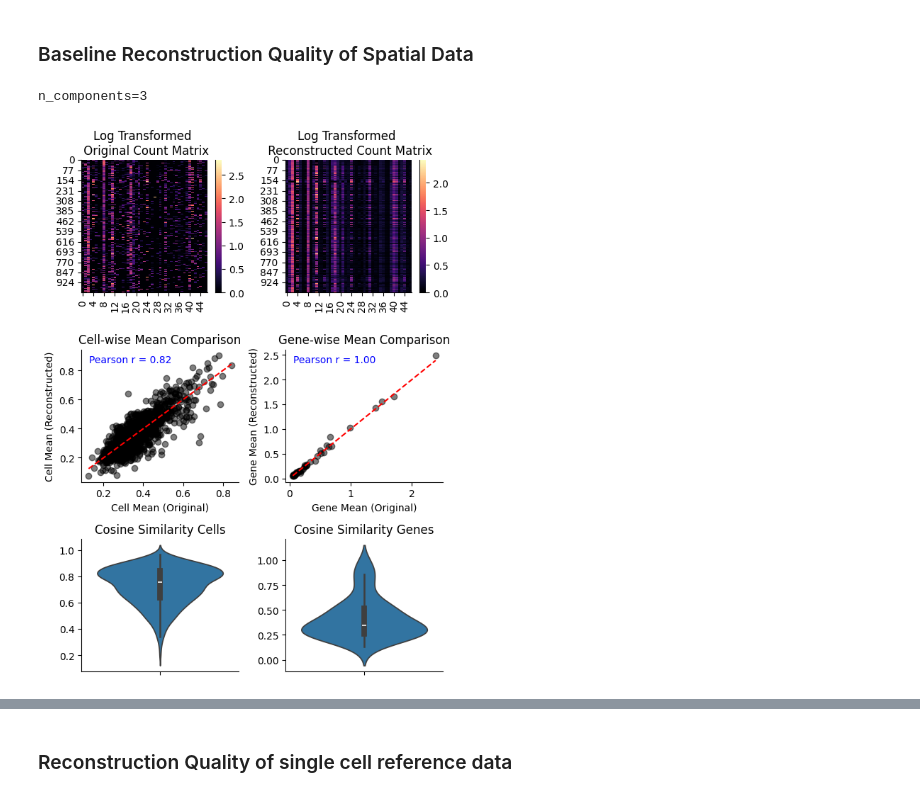
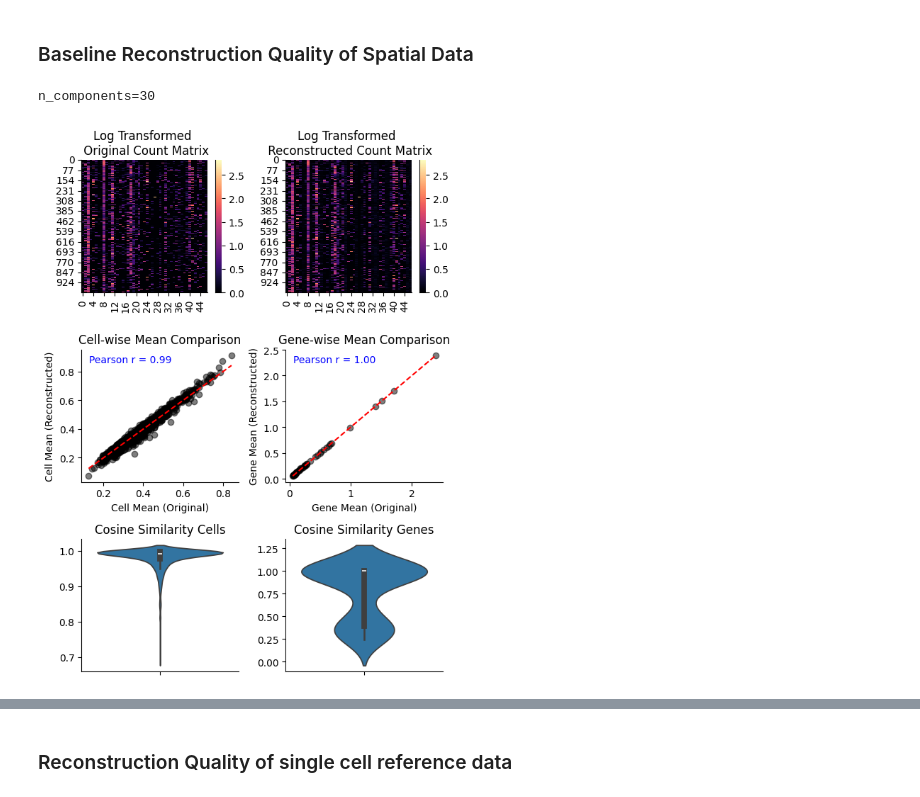
Before and after one commit to egerc/spatial_transcript_inference, a Jupyter notebook: benchmarking_nmf.ipynb, the cells around one changed output, grey strips where cells are left out. Saved outputs shown, nothing was run; the diff lists cells and outputs as text; code cells hidden in the pictures.

```diff
--- a/benchmarking_nmf.ipynb
+++ b/benchmarking_nmf.ipynb
@@ -142,27 +163,28 @@ shared_genes = adata_sc[:, shared_genes_mask_sc].var_names
 # %%
-n_components = 3
-res_1 = nmf_transfer_sklearn(
+n_components = 30
+res_sklearn = nmf_transfer_sklearn(
     adata_query=adata_sp,
     adata_reference=adata_sc,
-    n_components=n_components
+    n_components=n_components,
+    nmf_func=non_negative_factorization
 )
 # %% [markdown]
 ### Baseline Reconstruction Quality of Spatial Data
 # %%
 # Baseline reconstruction using sklearns NMF implementation
 print(f"{n_components=}")
 (lambda X, nmf_func: benchmark_reconstruction(
     X,
-    (lambda W, H, n_iter: W @ H)(
-        *nmf_func(X, n_components=n_components)
+    (lambda W, H, _: W @ H)(
+        *nmf_func(X)
     )
 ))(
     adata_sp[:, shared_genes].X.toarray(),
-    non_negative_factorization
+    functools.partial(non_negative_factorization, n_components=n_components)
 )
 # %% [output]
-n_components=3
+n_components=30
-[figure, old version]
+[figure, new version]
 # %%
 # Baseline Reconstruction using manual implementation of NMF
 print(f"{n_components=}")
```
Also changed, not shown: parts of 7 cells of this notebook.
